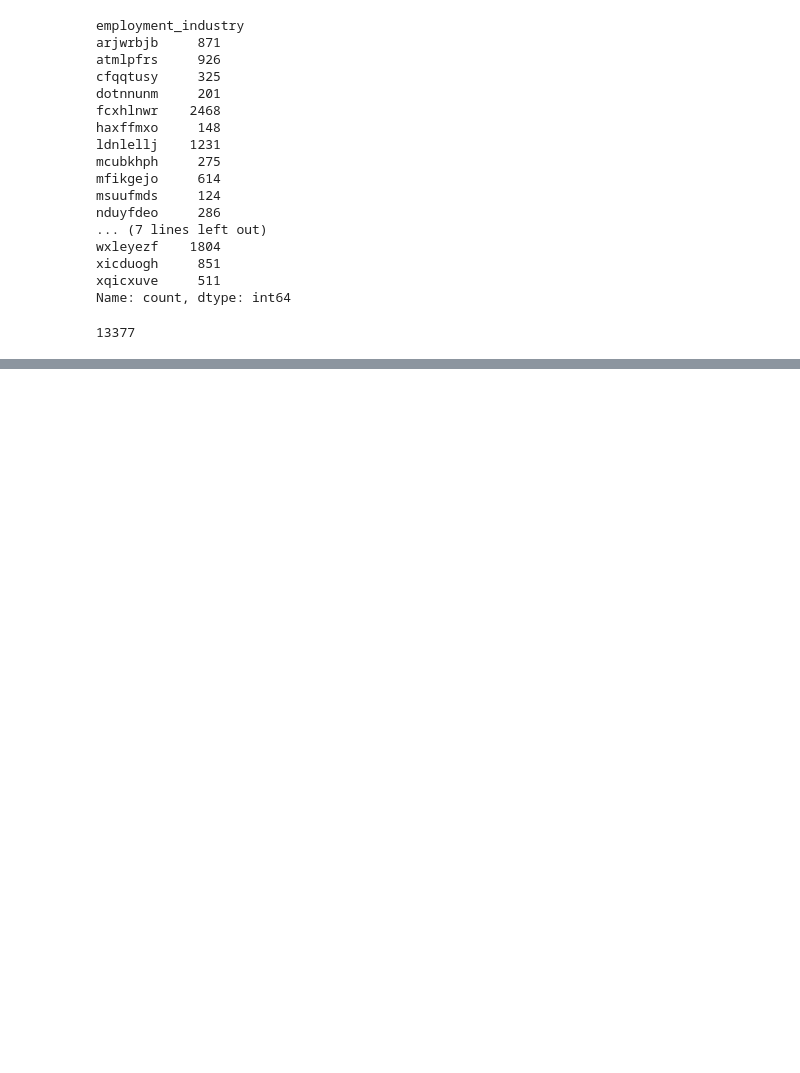
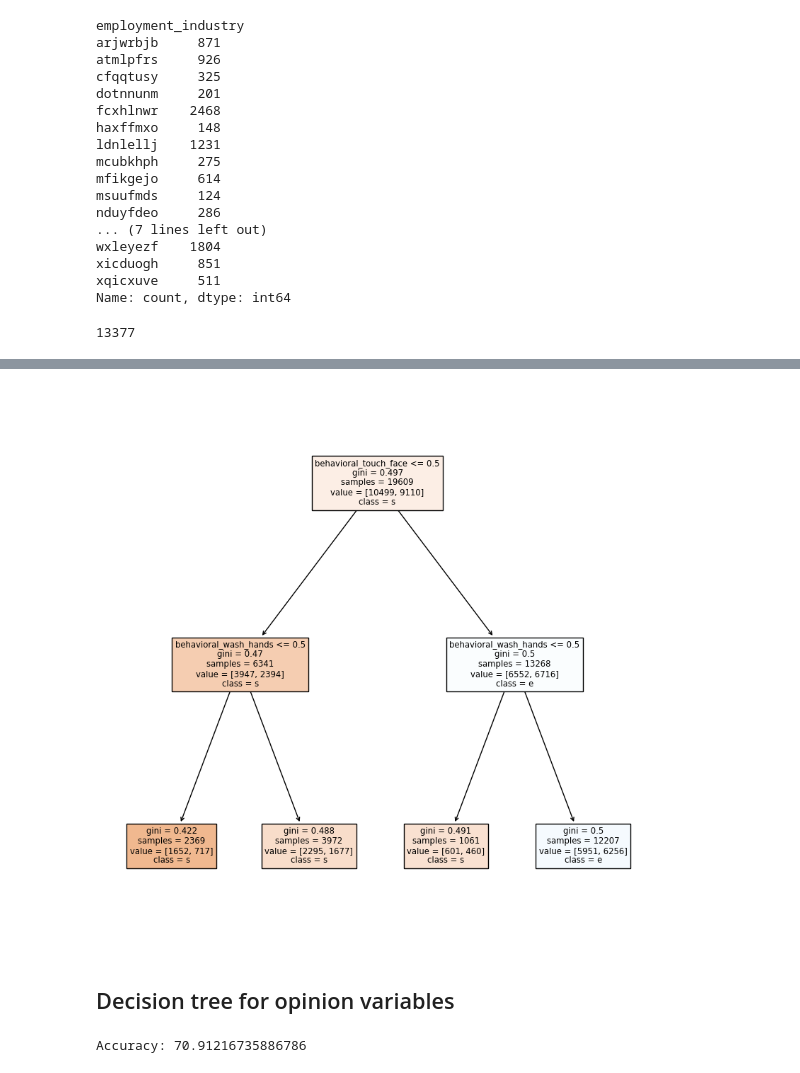
Before and after one commit to likej82/Probability-of-Receiving-Seasonal-Flu-Vaccination-Based-Off-Demographic, a Jupyter notebook: namsoo_project3.ipynb, the cells around one changed output, grey strips where cells are left out. Cells and saved outputs as stored; diff of their text form; code cells hidden in the pictures; blank space fills up the shorter version.

```diff
--- a/namsoo_project3.ipynb
+++ b/namsoo_project3.ipynb
@@ -453,0 +451,8 @@ ei_ct.sum()
+# %%
+# Showing the Decision Tree
+f, ax = plt.subplots(figsize = (10,10))
+plot_tree(tree_clf, feature_names = list(bh_dropped.columns[:7]), class_names = list(bh_dropped.columns[7]), filled = True );
+# %% [output]
+[figure, added]
+# %% [markdown]
+## Decision tree for opinion variables
@@ -453,0 +463,20 @@ ei_ct.sum()
+# %%
+X = op_dropped.drop(labels = ['seasonal_vaccine'], axis = 1)
+y = op_dropped['seasonal_vaccine']
+
+X_train, X_test, y_train, y_test = train_test_split(X, y, random_state = 42)
+
+# Instantiate DecisionTreeClassifier
+tree_clf = DecisionTreeClassifier(max_depth = 2, random_state = 42)
+
+# Fit to train samples
+tree_clf.fit(X_train, y_train)
+
+# Predict using X_test
+y_pred = tree_clf.predict(X_test)
+
+# Evaluate the model by accuracy
+acc = accuracy_score(y_test, y_pred) * 100
+print("Accuracy: {0}".format(acc))
+# %% [output]
+Accuracy: 70.91216735886786
```
Also changed, not shown: parts of 64 cells of this notebook.
